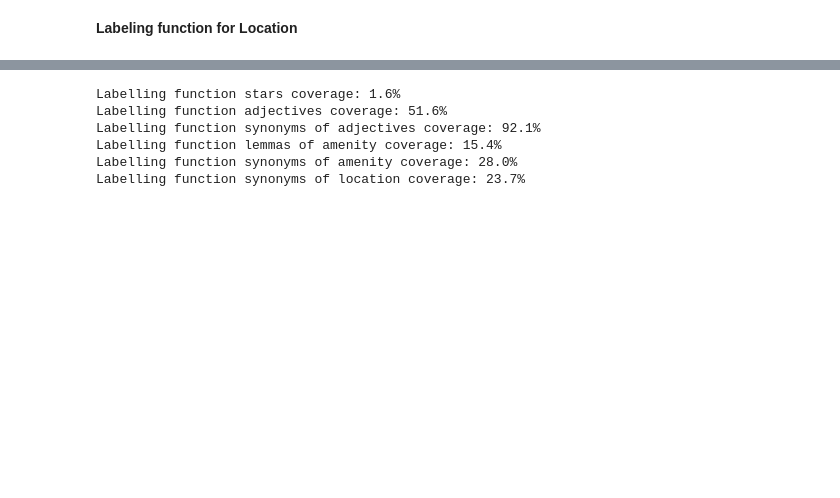
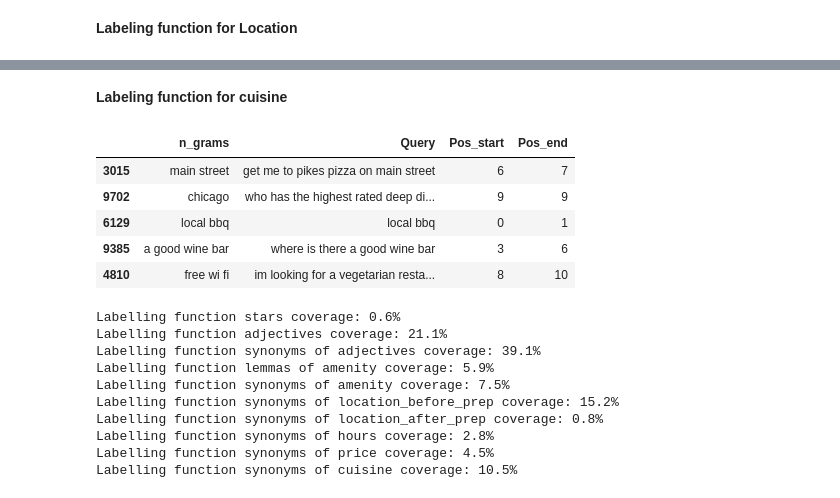
Before and after one commit to yash111381/Snorkel-NER, a Jupyter notebook: Restaurant NER - clean phrases.ipynb, the cells around one changed output, grey strips where cells are left out. Saved outputs shown, nothing was run; the diff lists cells and outputs as text; code cells hidden in the pictures; blank space fills up the shorter version.

```diff
--- a/Restaurant NER - clean phrases.ipynb
+++ b/Restaurant NER - clean phrases.ipynb
@@ -350,0 +403,2 @@ def lf_location_prep(x):
+# %% [markdown]
+**Labeling function for cuisine**
@@ -360,23 +440,40 @@ lfs = [lf_rating_star, lf_rating_adj, lf_rating_adj_syn, lf_amenity_lem, lf_amen
+# %%
+df_test_lf_rating_amenity.head()
+# %% [output]
+|  | n_grams | Query | Pos_start | Pos_end |
+| 3015 | main street | get me to pikes pizza on main street | 6 | 7 |
+| 9702 | chicago | who has the highest rated deep di... | 9 | 9 |
+| 6129 | local bbq | local bbq | 0 | 1 |
+| 9385 | a good wine bar | where is there a good wine bar | 3 | 6 |
+| 4810 | free wi fi | im looking for a vegetarian resta... | 8 | 10 |
 # %%
 applier = PandasLFApplier(lfs=lfs)
 L_train = applier.apply(df=df_train_lf_rating_amenity)
 L_dev = applier.apply(df=df_test_lf_rating_amenity)
 # %%
-coverage_stars, coverage_adjectives, coverage_synonyms, coverage_amenity_lem, coverage_amenity_syn, coverage_loc = \
-(L_train != ABSTAIN).mean(axis=0)
+coverage_stars, coverage_adjectives, coverage_synonyms, coverage_amenity_lem, coverage_amenity_syn, coverage_loc_before, \
+coverage_loc_after, coverage_hours, coverage_price, coverage_cuisine = (L_train != ABSTAIN).mean(axis=0)
 print(f"Labelling function stars coverage: {coverage_stars * 100:.1f}%")
 print(f"Labelling function adjectives coverage: {coverage_adjectives * 100:.1f}%")
 print(f"Labelling function synonyms of adjectives coverage: {coverage_synonyms * 100:.1f}%")
 print(f"Labelling function lemmas of amenity coverage: {coverage_amenity_lem * 100:.1f}%")
 print(f"Labelling function synonyms of amenity coverage: {coverage_amenity_syn * 100:.1f}%")
-print(f"Labelling function synonyms of location coverage: {coverage_loc * 100:.1f}%")
+print(f"Labelling function synonyms of location_before_prep coverage: {coverage_loc_before * 100:.1f}%")
+print(f"Labelling function synonyms of location_after_prep coverage: {coverage_loc_after * 100:.1f}%")
+print(f"Labelling function synonyms of hours coverage: {coverage_hours * 100:.1f}%")
+print(f"Labelling function synonyms of price coverage: {coverage_price * 100:.1f}%")
+print(f"Labelling function synonyms of cuisine coverage: {coverage_cuisine * 100:.1f}%")
 # %% [output]
-Labelling function stars coverage: 1.6%
-Labelling function adjectives coverage: 51.6%
-Labelling function synonyms of adjectives coverage: 92.1%
-Labelling function lemmas of amenity coverage: 15.4%
-Labelling function synonyms of amenity coverage: 28.0%
-Labelling function synonyms of location coverage: 23.7%
+Labelling function stars coverage: 0.6%
+Labelling function adjectives coverage: 21.1%
+Labelling function synonyms of adjectives coverage: 39.1%
+Labelling function lemmas of amenity coverage: 5.9%
+Labelling function synonyms of amenity coverage: 7.5%
+Labelling function synonyms of location_before_prep coverage: 15.2%
+Labelling function synonyms of location_after_prep coverage: 0.8%
+Labelling function synonyms of hours coverage: 2.8%
+Labelling function synonyms of price coverage: 4.5%
+Labelling function synonyms of cuisine coverage: 10.5%
 # %%
 LFAnalysis(L=L_train, lfs=lfs).lf_summary()
 # %% [output]
```
Also changed, not shown: parts of 19 cells of this notebook.
